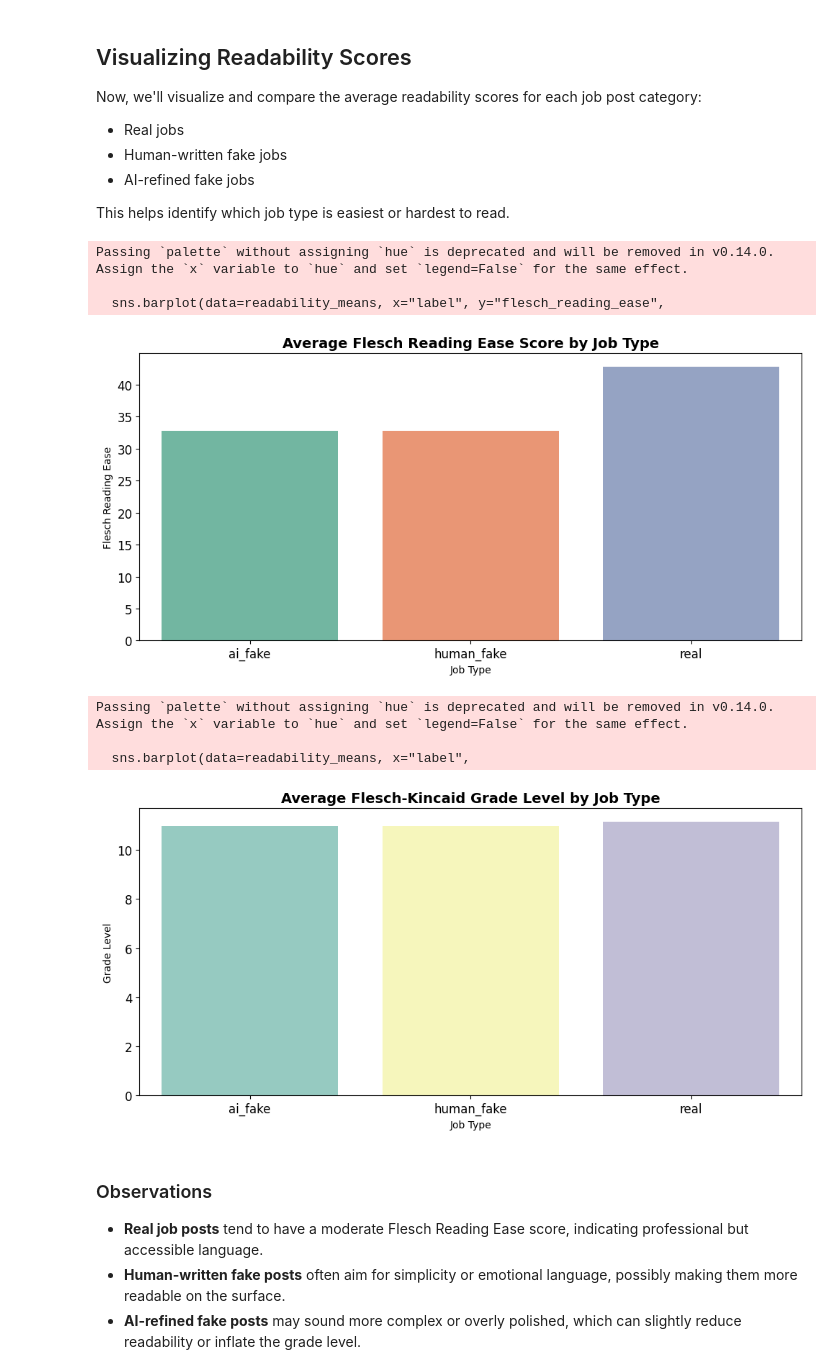
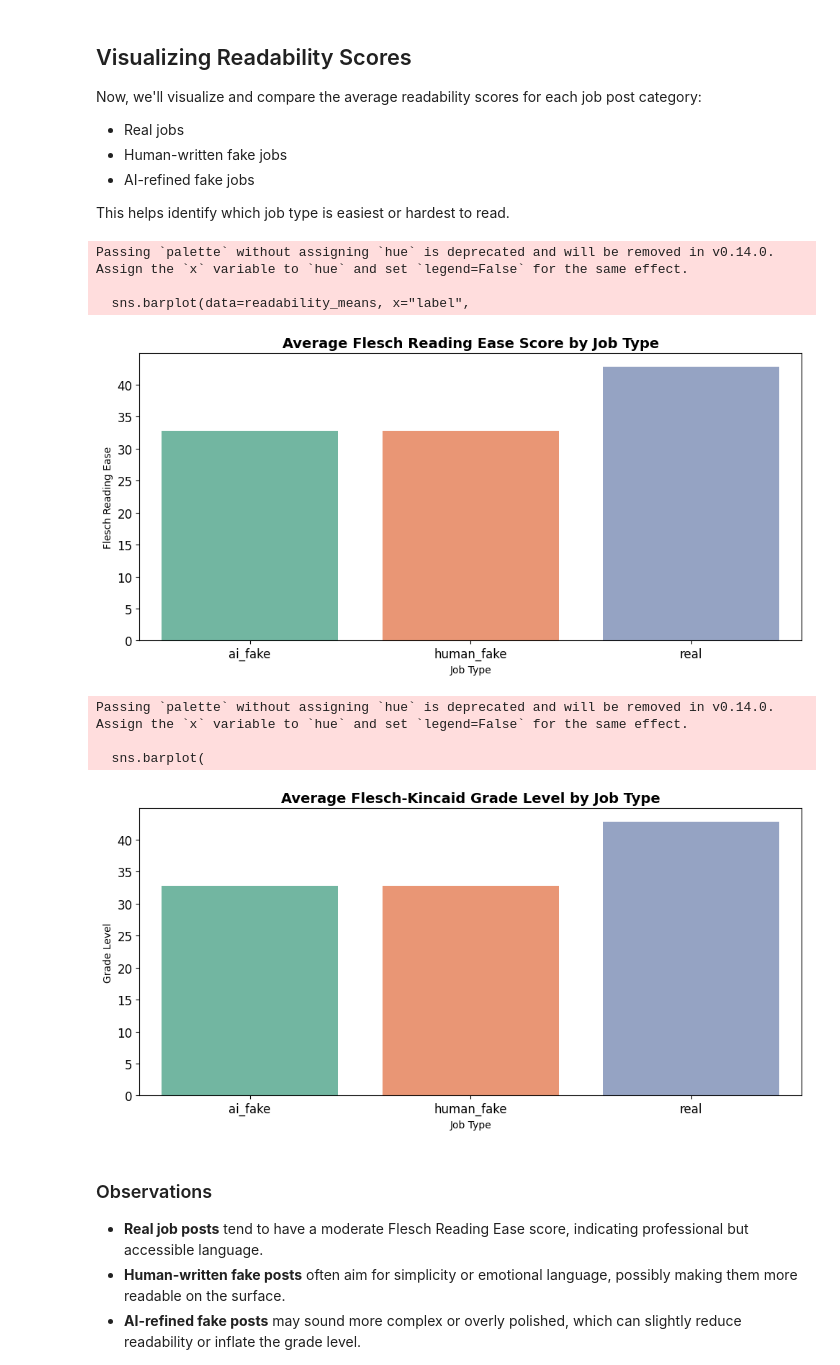
Before and after one commit to MIT-Emerging-Talent/ET6-CDSP-group-21-repo, a Jupyter notebook: 4_data_analysis/readability.ipynb, the cells around one changed output. Saved outputs shown, nothing was run; the diff lists cells and outputs as text; code cells hidden in the pictures.

```diff
--- a/4_data_analysis/readability.ipynb
+++ b/4_data_analysis/readability.ipynb
@@ -91,44 +91,57 @@ This helps identify which job type is easiest or hardest to read.
 readability_means = (
     data.dropna(subset=["flesch_reading_ease", "flesch_kincaid_grade"])
     .groupby("label")[["flesch_reading_ease", "flesch_kincaid_grade"]]
     .mean()
     .reset_index()
 )
 
 # Plot readability ease
 plt.figure(figsize=(10, 5))
-sns.barplot(data=readability_means, x="label", y="flesch_reading_ease",
-            palette="Set2")
-plt.title("Average Flesch Reading Ease Score by Job Type",
-          fontsize=14, weight="bold")
+sns.barplot(data=readability_means, x="label",
+            y="flesch_reading_ease", palette="Set2")
+plt.title(
+    "Average Flesch Reading Ease Score by Job Type",
+    fontsize=14,
+    weight="bold"
+)
+
 plt.xlabel("Job Type")
 plt.ylabel("Flesch Reading Ease")
 plt.xticks(fontsize=12)
 plt.yticks(fontsize=12)
 plt.tight_layout()
 plt.show()
 
 # Plot Flesch-Kincaid Grade Level
 plt.figure(figsize=(10, 5))
-sns.barplot(data=readability_means, x="label",
-            y="flesch_kincaid_grade", palette="Set3")
-plt.title("Average Flesch-Kincaid Grade Level by Job Type",
-          fontsize=14, weight="bold")
+sns.barplot(
+    data=readability_means,
+    x="label",
+    y="flesch_reading_ease",
+    palette="Set2"
+)
+plt.title(
+    "Average Flesch-Kincaid Grade Level by Job Type",
+    fontsize=14,
+    weight="bold"
+)
+
+
 plt.xlabel("Job Type")
 plt.ylabel("Grade Level")
 plt.xticks(fontsize=12)
 plt.yticks(fontsize=12)
 plt.tight_layout()
 plt.show()
 # %% [output]
 Passing `palette` without assigning `hue` is deprecated and will be removed in v0.14.0. Assign the `x` variable to `hue` and set `legend=False` for the same effect.
 
-  sns.barplot(data=readability_means, x="label", y="flesch_reading_ease",
+  sns.barplot(data=readability_means, x="label",
 [figure]
 Passing `palette` without assigning `hue` is deprecated and will be removed in v0.14.0. Assign the `x` variable to `hue` and set `legend=False` for the same effect.
 
-  sns.barplot(data=readability_means, x="label",
+  sns.barplot(
-[figure, old version]
+[figure, new version]
 # %% [markdown]
 ### Observations
 
```
Also changed, not shown: 1 other file.
